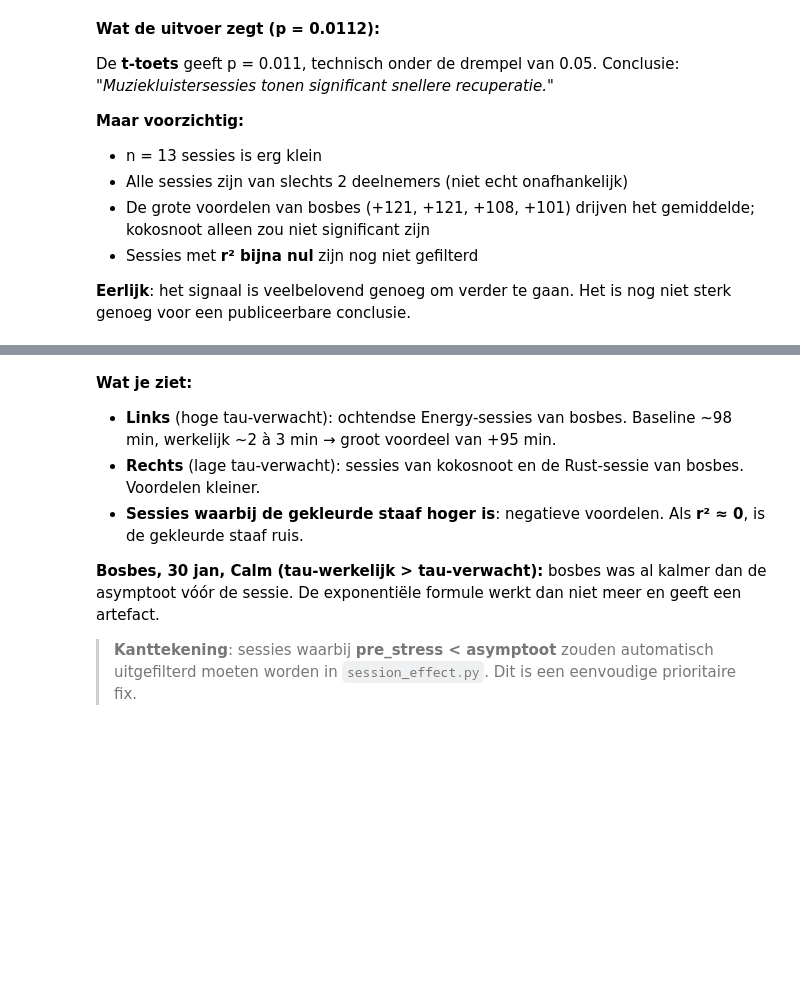
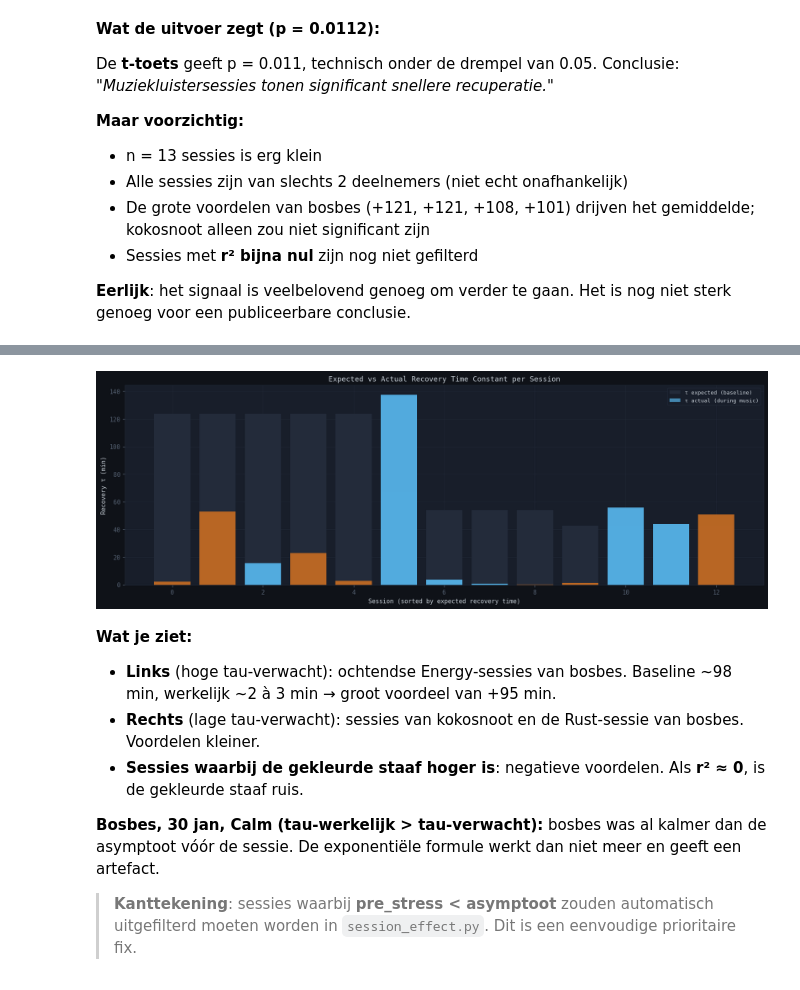
Before and after one commit to astridverschraege/spotify-project, a Jupyter notebook: notebooks/recovery_analysis.ipynb, the cells around one changed output, grey strips where cells are left out. Saved outputs shown, nothing was run; the diff lists cells and outputs as text; code cells hidden in the pictures; blank space fills up the shorter version.

```diff
--- a/notebooks/recovery_analysis.ipynb
+++ b/notebooks/recovery_analysis.ipynb
@@ -911,26 +945,26 @@ if not all_effects.empty and 'tau_expected' in all_effects.columns:
 # %%
 if not all_effects.empty and 'tau_expected' in all_effects.columns:
     valid = all_effects.dropna(subset=['tau_expected', 'tau_actual']).copy()
     valid = valid.sort_values('tau_expected', ascending=False).reset_index(drop=True)
 
     fig, ax = plt.subplots(figsize=(14, 5))
     x = np.arange(len(valid))
     ax.bar(x, valid['tau_expected'], color='#232b3a', label='τ expected (baseline)', zorder=2)
-    ax.bar(x, valid['tau_actual'], color='#56B4E9', alpha=0.7, label='τ actual (during music)', zorder=3)
+    ax.bar(x, valid['tau_actual'], color=OI['sky_blue'], alpha=0.7, label='τ actual (during music)', zorder=3)
 
-    # Colour by playlist (Okabe-Ito)
-    playlist_colors = {'Calm': '#56B4E9', 'Energy': '#D55E00', 'Neutral': '#F0E442'}
     for i, row in valid.iterrows():
-        color = playlist_colors.get(row.get('playlist', ''), '#888')
+        color = PLAYLIST_COLORS.get(row.get('playlist', ''), '#888')
         ax.bar(i, row['tau_actual'], color=color, alpha=0.8, zorder=3)
 
     ax.set_xlabel('Session (sorted by expected recovery time)')
     ax.set_ylabel('Recovery τ (min)')
     ax.set_title('Expected vs Actual Recovery Time Constant per Session')
     ax.legend(fontsize=8)
     plt.tight_layout()
     plt.savefig(ANALYSIS_ROOT / 'tau_waterfall.png', bbox_inches='tight', dpi=150)
     plt.show()
+# %% [output]
+[figure, added]
 # %% [markdown]
 **Wat je ziet:**
 
```
Also changed, not shown: parts of 30 cells of this notebook, 2 other files.
